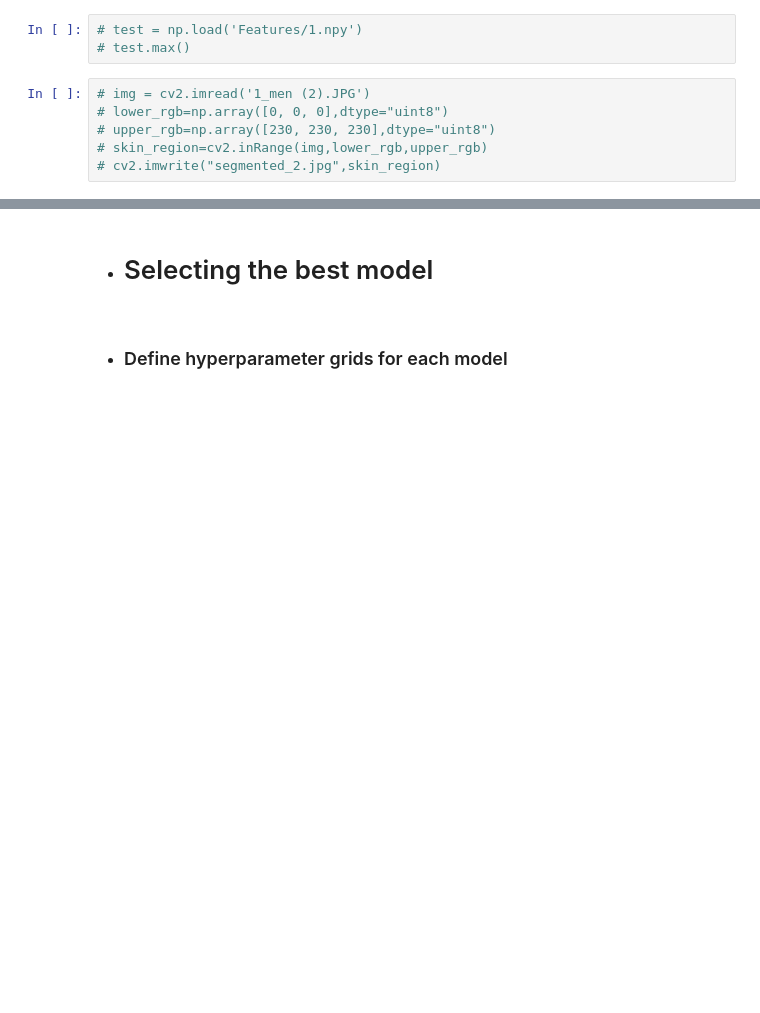
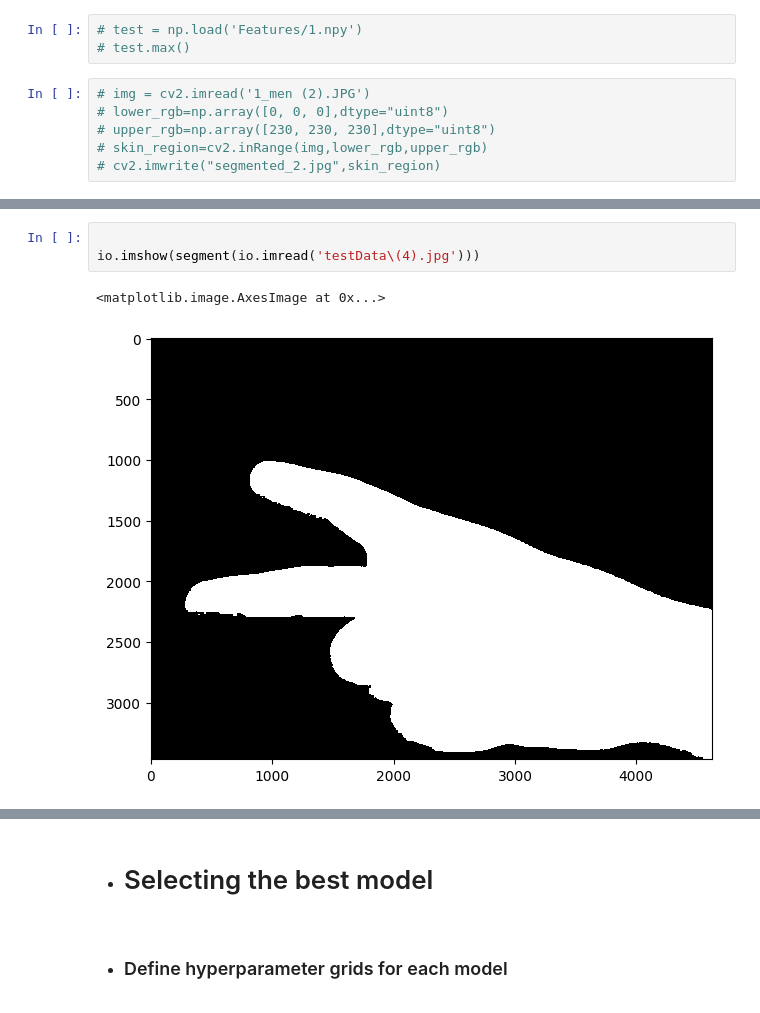
Before and after one commit to khaHesham/Hand-Gesture-Recognition, a Jupyter notebook: init_workspace.ipynb, the cells around one changed output, grey strips where cells are left out. Saved outputs shown, nothing was run; the diff lists cells and outputs as text; blank space fills up the shorter version.

```diff
--- a/init_workspace.ipynb
+++ b/init_workspace.ipynb
@@ -633,0 +708,6 @@ print(1-(np.sum(labels != y_pred))/len(labels))
+# %%
+
+io.imshow(segment(io.imread('testData\(4).jpg')))
+# %% [output]
+<matplotlib.image.AxesImage at 0x...>
+[figure, added]
```
Also changed, not shown: parts of 27 cells of this notebook, 8 other files.
